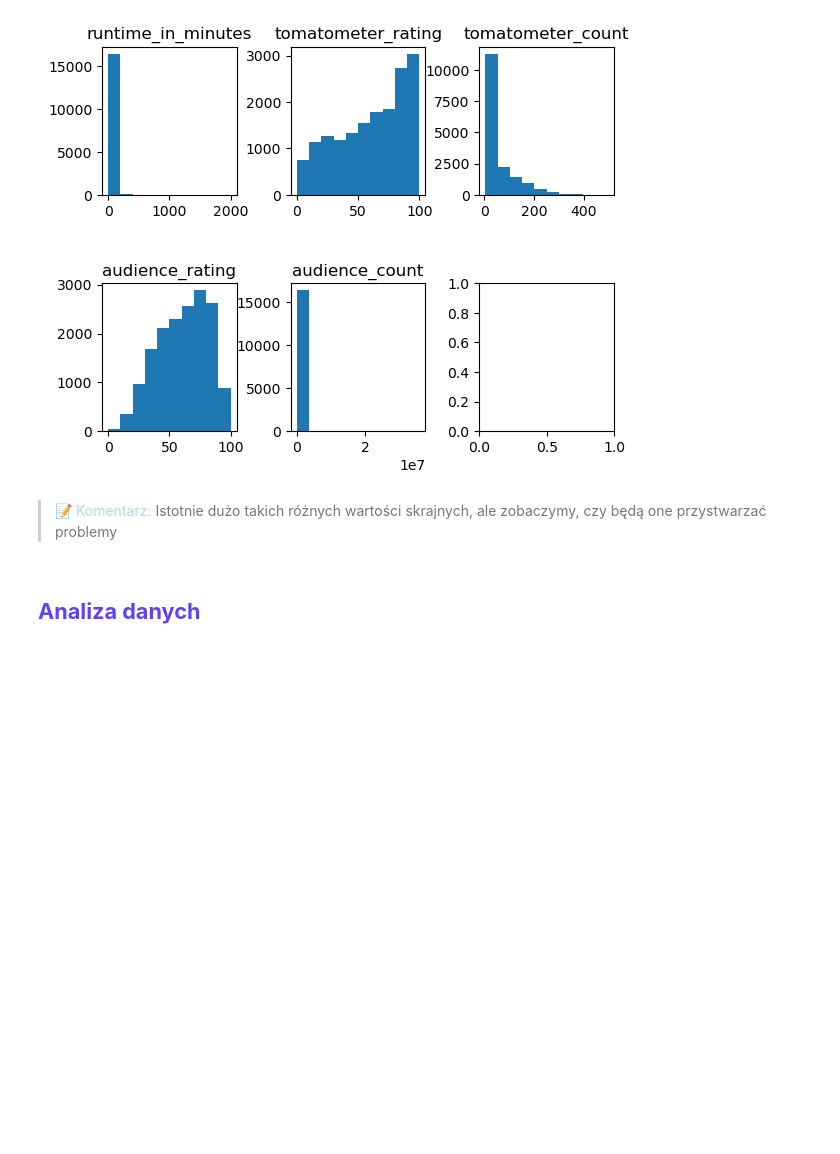
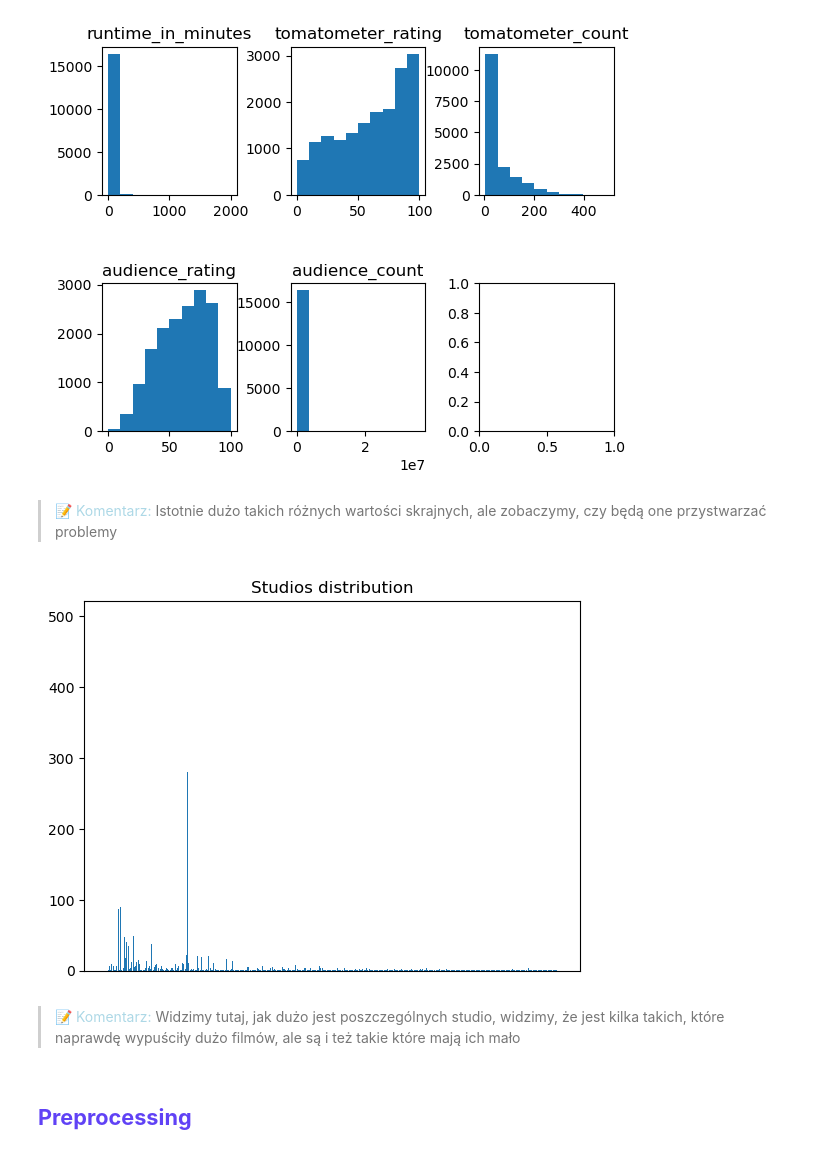
Before and after one commit to JHeczko/dataScience_kurs, a Jupyter notebook: Clusterization/Advanced/clusterization_advanced.ipynb, the cells around one changed output. Drawn from its saved outputs; the diff is of its cells as text; code cells hidden in the pictures; blank space fills up the shorter version.

```diff
--- a/Clusterization/Advanced/clusterization_advanced.ipynb
+++ b/Clusterization/Advanced/clusterization_advanced.ipynb
@@ -81,5 +81,17 @@ plt.show()
 [figure]
 # %% [markdown]
 > 📝 <span style="color:lightblue">Komentarz:</span> Istotnie dużo takich różnych wartości skrajnych, ale zobaczymy, czy będą one przystwarzać problemy
+# %%
+cnt = Counter(data['studio_name'])
+studios, count = list(cnt.keys()), list(cnt.values())
+studios = list(map(lambda x: str(x),studios))
+plt.bar(studios, count)
+plt.xticks([],[])
+plt.title("Studios distribution")
+plt.show()
+# %% [output]
+[figure, added]
+# %% [markdown]
+> 📝 <span style="color:lightblue">Komentarz:</span> Widzimy tutaj, jak dużo jest poszczególnych studio, widzimy, że jest kilka takich, które naprawdę wypuściły dużo filmów, ale są i też takie które mają ich mało
 # %% [markdown]
-## <span style="color:#6042f5"><b>Analiza danych
+## <span style="color:#6042f5"><b>Preprocessing
```
Also changed, not shown: parts of 5 cells of this notebook.
